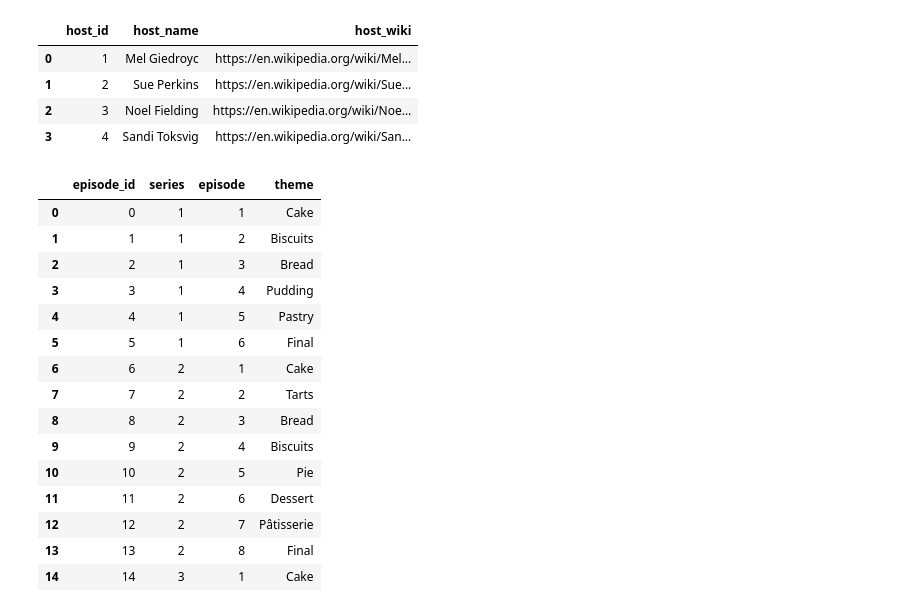
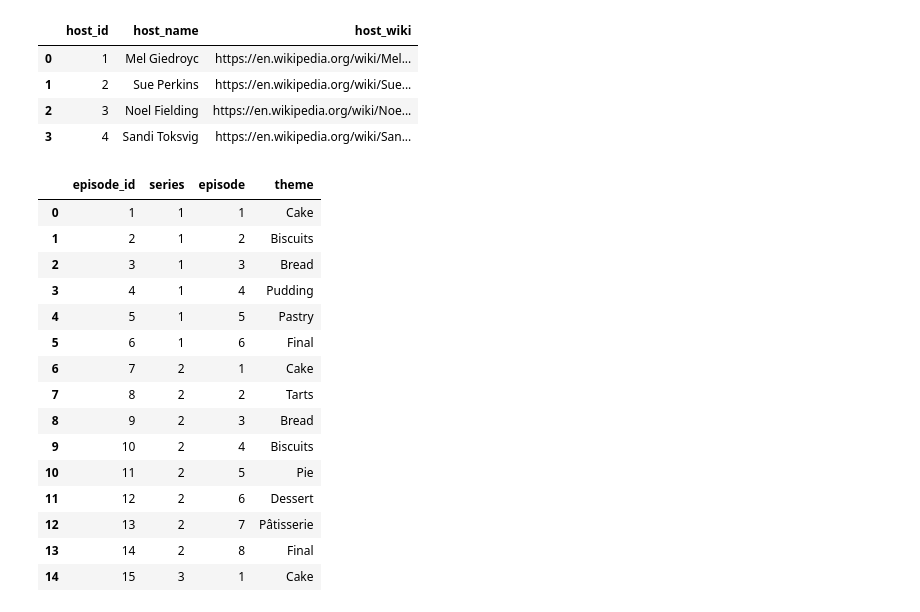
Before and after one commit to benjyms/the_great_bakeoff, a Jupyter notebook: explore.ipynb, the cells around one changed output. Cells and saved outputs as stored; diff of their text form; code cells hidden in the pictures.

Commit message:
edited episode table

```diff
--- a/explore.ipynb
+++ b/explore.ipynb
@@ -308,22 +308,23 @@ host_tbl
 # %%
 episode_tbl = outcome_df[["season", "week_number", "week_name"]].rename(columns = {"season":"series", "week_number": "episode", "week_name": "theme"}).drop_duplicates().reset_index(drop = True)
 episode_tbl = episode_tbl.reset_index().rename(columns = {'index': "episode_id"})
-episode_tbl['series'] = episode_tbl['series'].str.replace('Series ', '')
+episode_tbl['episode_id'] = episode_tbl['episode_id'] +1
+episode_tbl['series'] = episode_tbl['series'].str.replace('Series ', '').astype(int)
 episode_tbl.head(15)
 # %% [output]
 |  | episode_id | series | episode | theme |
-| 0 | 0 | 1 | 1 | Cake |
-| 1 | 1 | 1 | 2 | Biscuits |
-| 2 | 2 | 1 | 3 | Bread |
-| 3 | 3 | 1 | 4 | Pudding |
-| 4 | 4 | 1 | 5 | Pastry |
-| 5 | 5 | 1 | 6 | Final |
-| 6 | 6 | 2 | 1 | Cake |
-| 7 | 7 | 2 | 2 | Tarts |
-| 8 | 8 | 2 | 3 | Bread |
-| 9 | 9 | 2 | 4 | Biscuits |
-| 10 | 10 | 2 | 5 | Pie |
-| 11 | 11 | 2 | 6 | Dessert |
-| 12 | 12 | 2 | 7 | Pâtisserie |
-| 13 | 13 | 2 | 8 | Final |
-| 14 | 14 | 3 | 1 | Cake |
+| 0 | 1 | 1 | 1 | Cake |
+| 1 | 2 | 1 | 2 | Biscuits |
+| 2 | 3 | 1 | 3 | Bread |
+| 3 | 4 | 1 | 4 | Pudding |
+| 4 | 5 | 1 | 5 | Pastry |
+| 5 | 6 | 1 | 6 | Final |
+| 6 | 7 | 2 | 1 | Cake |
+| 7 | 8 | 2 | 2 | Tarts |
+| 8 | 9 | 2 | 3 | Bread |
+| 9 | 10 | 2 | 4 | Biscuits |
+| 10 | 11 | 2 | 5 | Pie |
+| 11 | 12 | 2 | 6 | Dessert |
+| 12 | 13 | 2 | 7 | Pâtisserie |
+| 13 | 14 | 2 | 8 | Final |
+| 14 | 15 | 3 | 1 | Cake |
```
Also changed, not shown: parts of 1 cell of this notebook.
